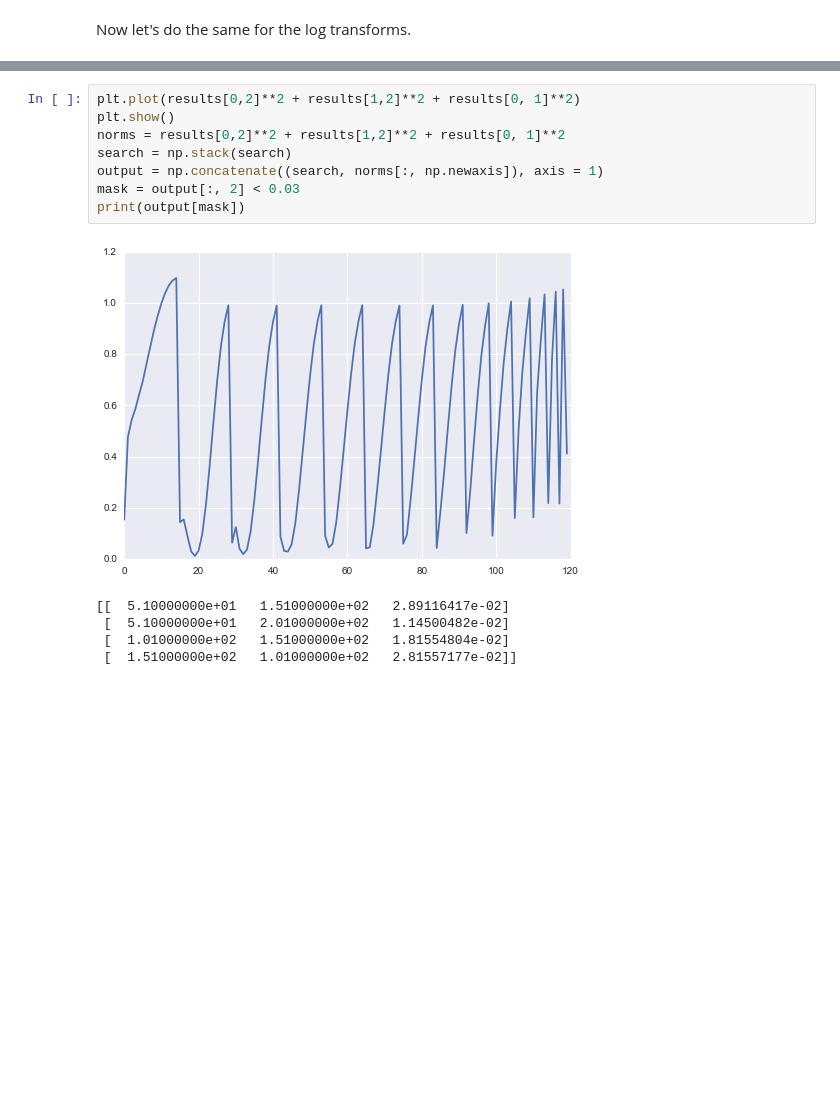
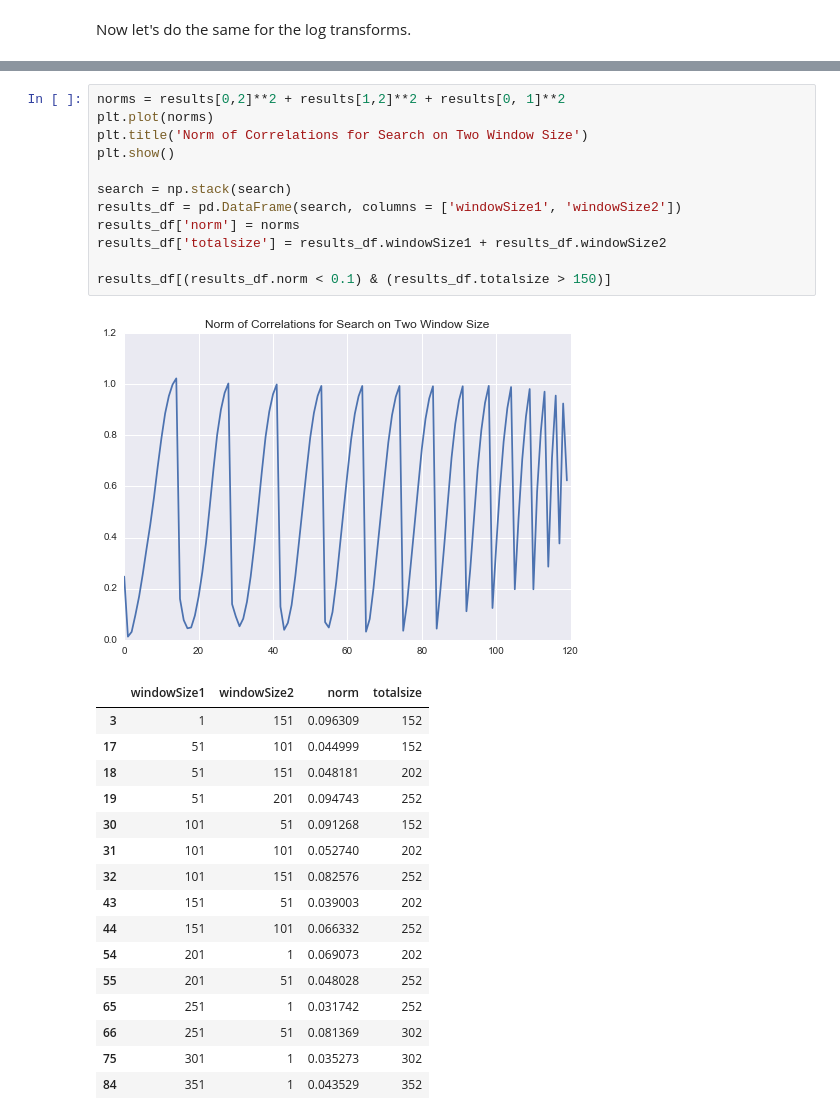
Before and after one commit to MatthewMcGonagle/KaggleWikiTraffic, a Jupyter notebook: FinalReport.ipynb, the cells around one changed output, grey strips where cells are left out. Drawn from its saved outputs; the diff is of its cells as text; blank space fills up the shorter version.

```diff
--- a/FinalReport.ipynb
+++ b/FinalReport.ipynb
@@ -996,16 +1001,32 @@ plt.show()
-# %%
-plt.plot(results[0,2]**2 + results[1,2]**2 + results[0, 1]**2)
-plt.show()
-norms = results[0,2]**2 + results[1,2]**2 + results[0, 1]**2
-search = np.stack(search)
-output = np.concatenate((search, norms[:, np.newaxis]), axis = 1)
-mask = output[:, 2] < 0.03
-print(output[mask])
-# %% [output]
-[figure, removed]
-[[  5.10000000e+01   1.51000000e+02   2.89116417e-02]
- [  5.10000000e+01   2.01000000e+02   1.14500482e-02]
- [  1.01000000e+02   1.51000000e+02   1.81554804e-02]
- [  1.51000000e+02   1.01000000e+02   2.81557177e-02]]
+# %%
+norms = results[0,2]**2 + results[1,2]**2 + results[0, 1]**2
+plt.plot(norms)
+plt.title('Norm of Correlations for Search on Two Window Size')
+plt.show()
+
+search = np.stack(search)
+results_df = pd.DataFrame(search, columns = ['windowSize1', 'windowSize2'])
+results_df['norm'] = norms
+results_df['totalsize'] = results_df.windowSize1 + results_df.windowSize2
+
+results_df[(results_df.norm < 0.1) & (results_df.totalsize > 150)]
+# %% [output]
+[figure, added]
+|  | windowSize1 | windowSize2 | norm | totalsize |
+| 3 | 1 | 151 | 0.096309 | 152 |
+| 17 | 51 | 101 | 0.044999 | 152 |
+| 18 | 51 | 151 | 0.048181 | 202 |
+| 19 | 51 | 201 | 0.094743 | 252 |
+| 30 | 101 | 51 | 0.091268 | 152 |
+| 31 | 101 | 101 | 0.052740 | 202 |
+| 32 | 101 | 151 | 0.082576 | 252 |
+| 43 | 151 | 51 | 0.039003 | 202 |
+| 44 | 151 | 101 | 0.066332 | 252 |
+| 54 | 201 | 1 | 0.069073 | 202 |
+| 55 | 201 | 51 | 0.048028 | 252 |
+| 65 | 251 | 1 | 0.031742 | 252 |
+| 66 | 251 | 51 | 0.081369 | 302 |
+| 75 | 301 | 1 | 0.035273 | 302 |
+| 84 | 351 | 1 | 0.043529 | 352 |
 # %%
 # Now we look at a depth first search.
```
Also changed, not shown: parts of 11 cells of this notebook.
